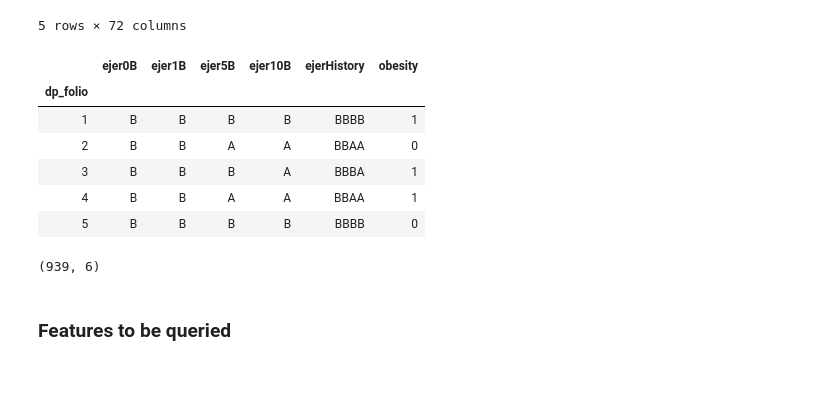
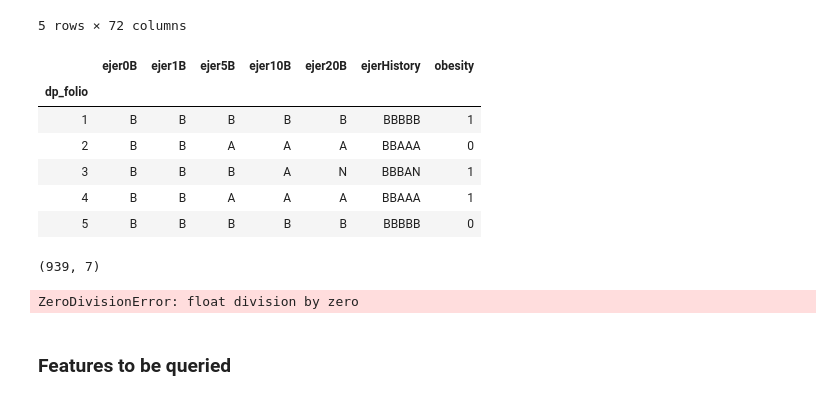
Before and after one commit to vicalbiter/histories, a Jupyter notebook: Threshold data analysis.ipynb, the cells around one changed output. Saved outputs shown, nothing was run; the diff lists cells and outputs as text; code cells hidden in the pictures.

```diff
--- a/Threshold data analysis.ipynb
+++ b/Threshold data analysis.ipynb
@@ -39,26 +39,30 @@ ndata = pm.clusterize_discrete("condi10", condi, "condi10B", ndata)
 ndata = pm.clusterize_discrete("condi20", condi, "condi20B", ndata)
 ndata = pm.clusterize_discrete("condi30", condi, "condi30B", ndata)
 
-ndata = pm.group_list_of_variables(["ejer0B", "ejer1B", "ejer5B", "ejer10B"], "ejerHistory", ndata)
+ndata = pm.group_list_of_variables(["ejer0B", "ejer1B", "ejer5B", "ejer10B", "ejer20B", "ejer30B"], "ejerHistory", ndata)
 ndata = pm.group_list_of_variables(["condi0B", "condi1B", "condi5B", "condi10B", "condi20B", "condi30B"], "condiHistory", ndata)
 # %%
-selected_features = ["ejer0B", "ejer1B", "ejer5B", "ejer10B", "ejerHistory", "obesity"]
-query_features = ["ejer0B", "ejer1B", "ejer5B", "ejer10B"]
+selected_features = ["ejer0B", "ejer1B", "ejer5B", "ejer10B", "ejer20B", "ejerHistory", "obesity"]
+query_features = ["ejer0B", "ejer1B", "ejer5B", "ejer10B", "ejer20B"]
 sdata = ndata[selected_features]
 sdata.head()
 # %% [output]
-|  | ejer0B | ejer1B | ejer5B | ejer10B | ejerHistory | obesity |
-| dp_folio |  |  |  |  |  |  |
-| 1 | B | B | B | B | BBBB | 1 |
-| 2 | B | B | A | A | BBAA | 0 |
-| 3 | B | B | B | A | BBBA | 1 |
-| 4 | B | B | A | A | BBAA | 1 |
-| 5 | B | B | B | B | BBBB | 0 |
+|  | ejer0B | ejer1B | ejer5B | ejer10B | ejer20B | ejerHistory | obesity |
+| dp_folio |  |  |  |  |  |  |  |
+| 1 | B | B | B | B | B | BBBBB | 1 |
+| 2 | B | B | A | A | A | BBAAA | 0 |
+| 3 | B | B | B | A | N | BBBAN | 1 |
+| 4 | B | B | A | A | A | BBAAA | 1 |
+| 5 | B | B | B | B | B | BBBBB | 0 |
 # %%
 rdata = sdata[(ndata.ejer20B != "N") & (ndata.ejer10B != "N") & (ndata.ejer5B != "N") & (ndata.ejer1B != "N") & (ndata.ejer0B != "N")]
 rdata.shape
 # %% [output]
-(939, 6)
+(939, 7)
+# %%
+pm.get_epsilon("ejerHistory", "A**A**", "obesity", 1, rdata)
+# %% [output]
+ZeroDivisionError: float division by zero
 # %%
 validation = Validation(NB())
 # %% [markdown]
```
Also changed, not shown: 4 other files.
